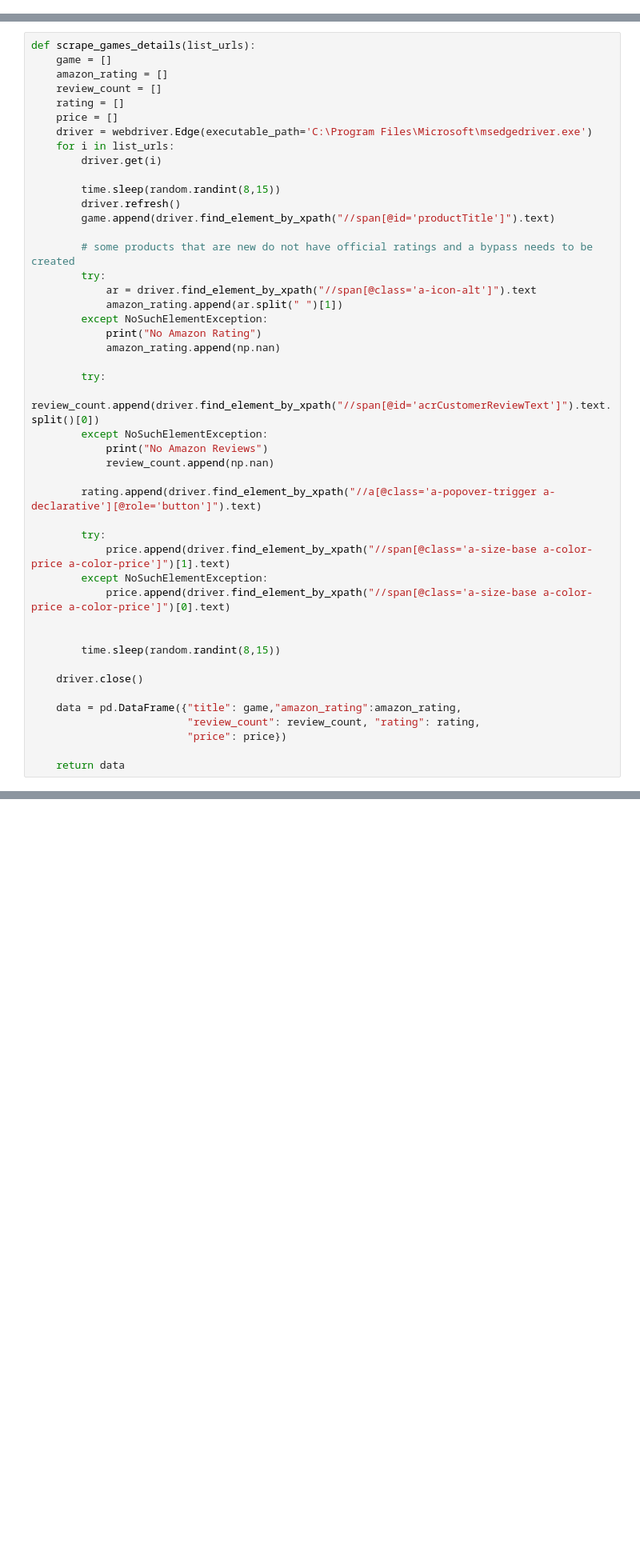
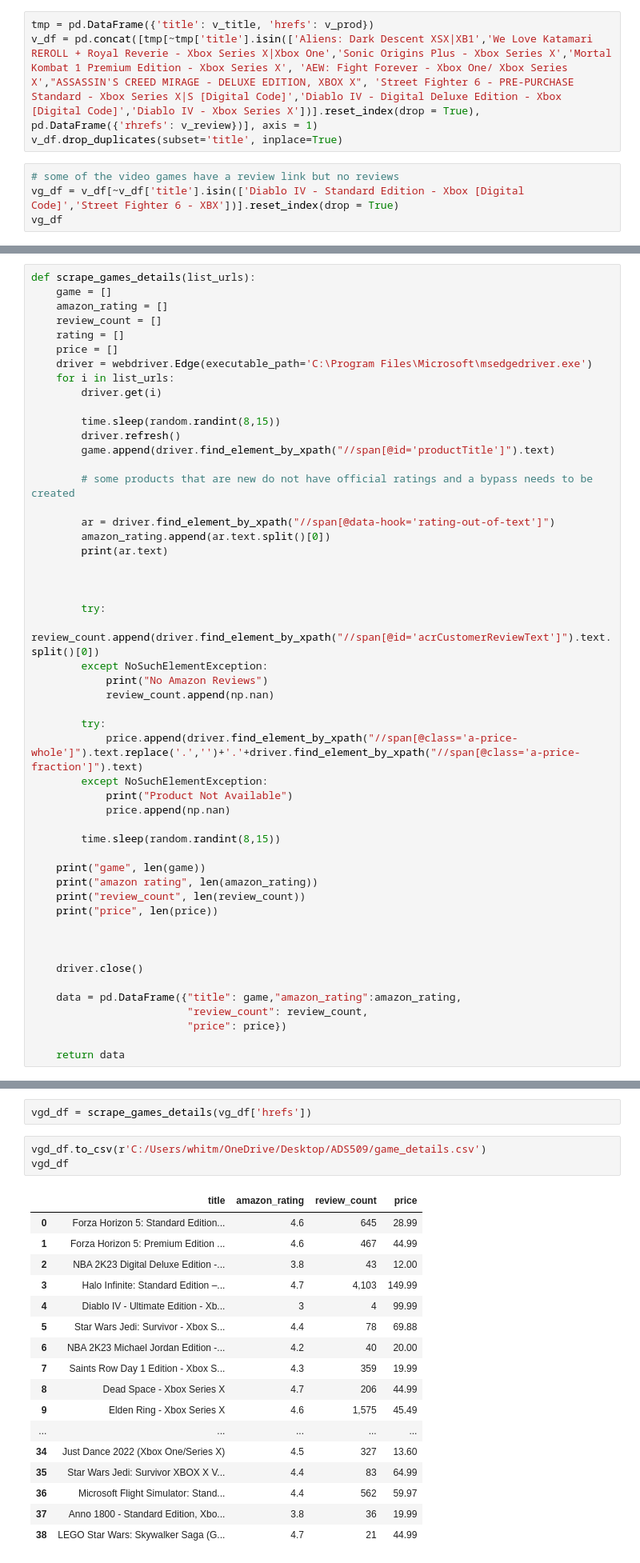
Before and after one commit to lanewhitmore/ads-509-final, a Jupyter notebook: finalproj.ipynb, the cells around one changed output, grey strips where cells are left out. Shown at 80% size. Saved outputs shown, nothing was run; the diff lists cells and outputs as text; blank space fills up the shorter version.

Commit message:
updating with game and book code

```diff
--- a/finalproj.ipynb
+++ b/finalproj.ipynb
@@ -328,0 +408,8 @@ Electronic Arts
+# %%
+tmp = pd.DataFrame({'title': v_title, 'hrefs': v_prod})
+v_df = pd.concat([tmp[~tmp['title'].isin(['Aliens: Dark Descent XSX|XB1','We Love Katamari REROLL + Royal Reverie - Xbox Series X|Xbox One','Sonic Origins Plus - Xbox Series X','Mortal Kombat 1 Premium Edition - Xbox Series X', 'AEW: Fight Forever - Xbox One/ Xbox Series X',"ASSASSIN'S CREED MIRAGE - DELUXE EDITION, XBOX X", 'Street Fighter 6 - PRE-PURCHASE Standard - Xbox Series X|S [Digital Code]','Diablo IV - Digital Deluxe Edition - Xbox [Digital Code]','Diablo IV - Xbox Series X'])].reset_index(drop = True), pd.DataFrame({'rhrefs': v_review})], axis = 1)
+v_df.drop_duplicates(subset='title', inplace=True)
+# %%
+# some of the video games have a review link but no reviews
+vg_df = v_df[~v_df['title'].isin(['Diablo IV - Standard Edition - Xbox [Digital Code]','Street Fighter 6 - XBX'])].reset_index(drop = True)
+vg_df
@@ -837,12 +940,12 @@ def scrape_games_details(list_urls):
         game.append(driver.find_element_by_xpath("//span[@id='productTitle']").text)
 
         # some products that are new do not have official ratings and a bypass needs to be created
-        try:
-            ar = driver.find_element_by_xpath("//span[@class='a-icon-alt']").text
-            amazon_rating.append(ar.split(" ")[1])
-        except NoSuchElementException:
-            print("No Amazon Rating")
-            amazon_rating.append(np.nan)
+
+        ar = driver.find_element_by_xpath("//span[@data-hook='rating-out-of-text']")
+        amazon_rating.append(ar.text.split()[0])
+        print(ar.text)
+
+
 
         try:
             review_count.append(driver.find_element_by_xpath("//span[@id='acrCustomerReviewText']").text.split()[0])
@@ -850,20 +953,25 @@ def scrape_games_details(list_urls):
             print("No Amazon Reviews")
             review_count.append(np.nan)
 
-        rating.append(driver.find_element_by_xpath("//a[@class='a-popover-trigger a-declarative'][@role='button']").text)
+        try:
+            price.append(driver.find_element_by_xpath("//span[@class='a-price-whole']").text.replace('.','')+'.'+driver.find_element_by_xpath("//span[@class='a-price-fraction']").text)
+        except NoSuchElementException:
+            print("Product Not Available")
+            price.append(np.nan)
 
-        try:
-            price.append(driver.find_element_by_xpath("//span[@class='a-size-base a-color-price a-color-price']")[1].text)
-        except NoSuchElementException:
-            price.append(driver.find_element_by_xpath("//span[@class='a-size-base a-color-price a-color-price']")[0].text)
+        time.sleep(random.randint(8,15))
+
+    print("game", len(game))
+    print("amazon rating", len(amazon_rating))
+    print("review_count", len(review_count))
+    print("price", len(price))
 
 
-        time.sleep(random.randint(8,15))
 
     driver.close()
 
     data = pd.DataFrame({"title": game,"amazon_rating":amazon_rating,
-                         "review_count": review_count, "rating": rating,
+                         "review_count": review_count,
                          "price": price})
 
     return data
@@ -974,0 +1198,23 @@ def scrape_vg_reviews(list_urls):
+# %%
+vgd_df = scrape_games_details(vg_df['hrefs'])
+# %%
+vgd_df.to_csv(r'C:/Users/whitm/OneDrive/Desktop/ADS509/game_details.csv')
+vgd_df
+# %% [output]
+|  | title | amazon_rating | review_count | price |
+| 0 | Forza Horizon 5: Standard Edition... | 4.6 | 645 | 28.99 |
+| 1 | Forza Horizon 5: Premium Edition ... | 4.6 | 467 | 44.99 |
+| 2 | NBA 2K23 Digital Deluxe Edition -... | 3.8 | 43 | 12.00 |
+| 3 | Halo Infinite: Standard Edition –... | 4.7 | 4,103 | 149.99 |
+| 4 | Diablo IV - Ultimate Edition - Xb... | 3 | 4 | 99.99 |
+| 5 | Star Wars Jedi: Survivor - Xbox S... | 4.4 | 78 | 69.88 |
+| 6 | NBA 2K23 Michael Jordan Edition -... | 4.2 | 40 | 20.00 |
+| 7 | Saints Row Day 1 Edition - Xbox S... | 4.3 | 359 | 19.99 |
+| 8 | Dead Space - Xbox Series X | 4.7 | 206 | 44.99 |
+| 9 | Elden Ring - Xbox Series X | 4.6 | 1,575 | 45.49 |
+| ... | ... | ... | ... | ... |
+| 34 | Just Dance 2022 (Xbox One/Series X) | 4.5 | 327 | 13.60 |
+| 35 | Star Wars Jedi: Survivor XBOX X V... | 4.4 | 83 | 64.99 |
+| 36 | Microsoft Flight Simulator: Stand... | 4.4 | 562 | 59.97 |
+| 37 | Anno 1800 - Standard Edition, Xbo... | 3.8 | 36 | 19.99 |
+| 38 | LEGO Star Wars: Skywalker Saga (G... | 4.7 | 21 | 44.99 |
```
Also changed, not shown: parts of 15 cells of this notebook.
